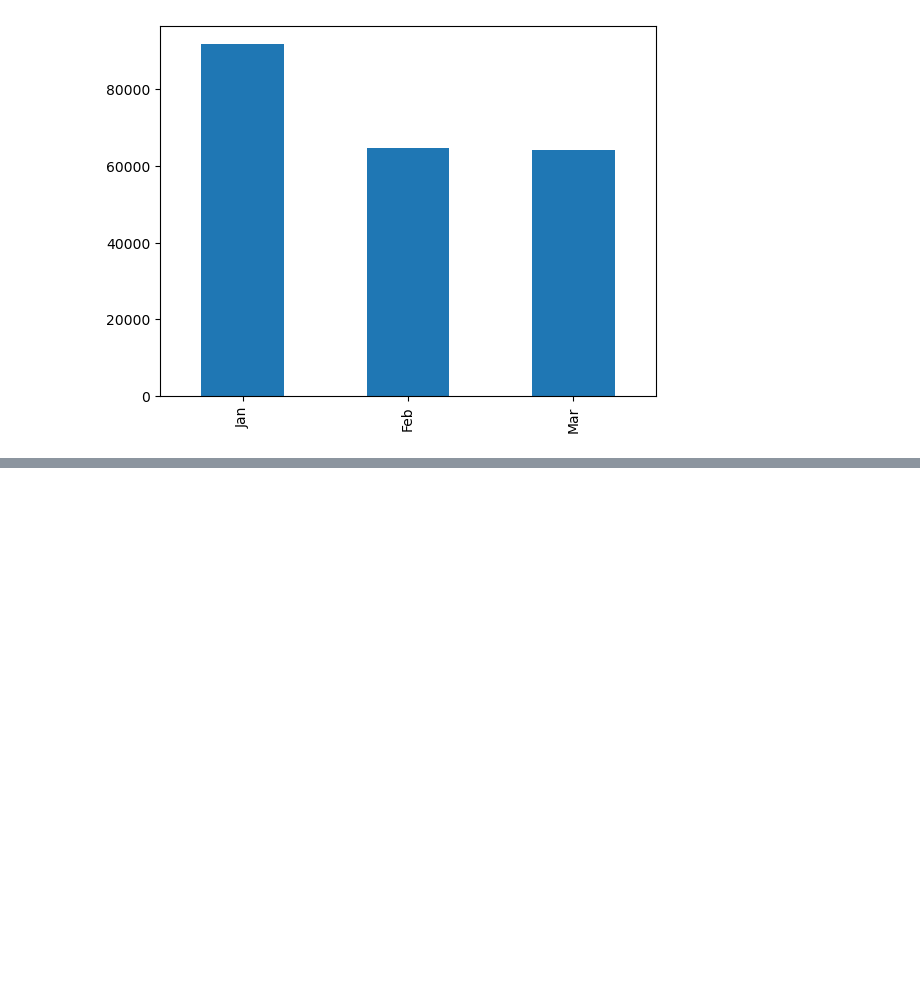
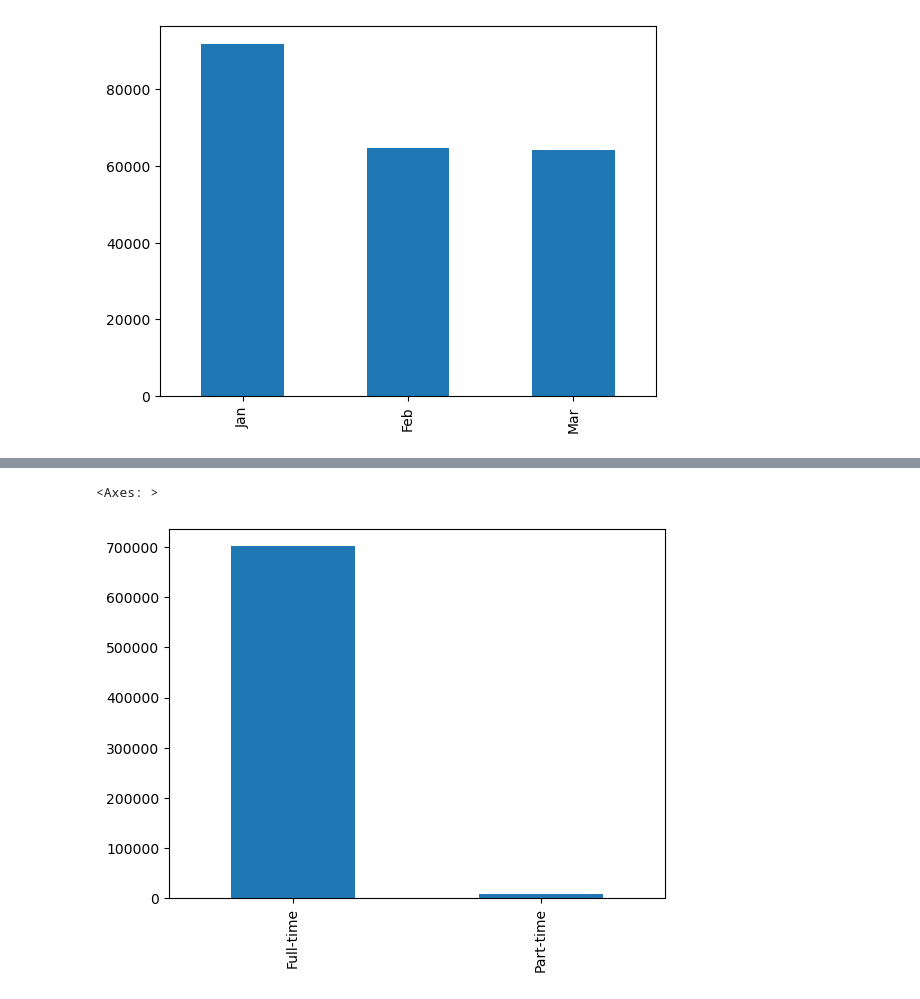
Before and after one commit to Dannie-h/Python-for-Data-Analysis, a Jupyter notebook: 23_Advanced/8_Pandas_Concat_DataFrames.ipynb, the cells around one changed output, grey strips where cells are left out. Cells and saved outputs as stored; diff of their text form; code cells hidden in the pictures; blank space fills up the shorter version.

```diff
--- a/23_Advanced/8_Pandas_Concat_DataFrames.ipynb
+++ b/23_Advanced/8_Pandas_Concat_DataFrames.ipynb
@@ -219,0 +295,3 @@ df_q1['job_posted_month'].value_counts().plot(kind='bar')
+# %%
+full_time_df = df[df['job_schedule_type'] == 'Full-time'].copy()
+full_time_df.head()
@@ -219,0 +305,3 @@ df_q1['job_posted_month'].value_counts().plot(kind='bar')
+# %%
+part_time_df = df[df['job_schedule_type'] == 'Part-time'].copy()
+part_time_df
@@ -219,0 +322,3 @@ df_q1['job_posted_month'].value_counts().plot(kind='bar')
+# %%
+combined_df_job_type = pd.concat([full_time_df, part_time_df], ignore_index=True)
+combined_df_job_type
@@ -219,0 +339,5 @@ df_q1['job_posted_month'].value_counts().plot(kind='bar')
+# %%
+combined_df_job_type['job_schedule_type'].value_counts().plot(kind='bar')
+# %% [output]
+<Axes: >
+[figure, added]
```
Also changed, not shown: parts of 12 cells of this notebook.
